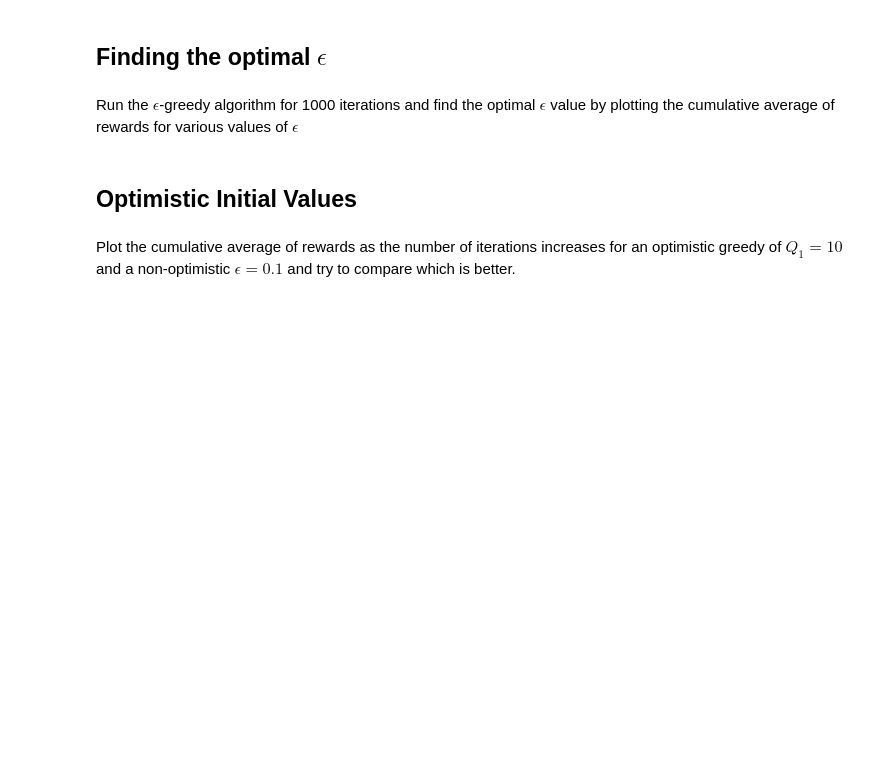
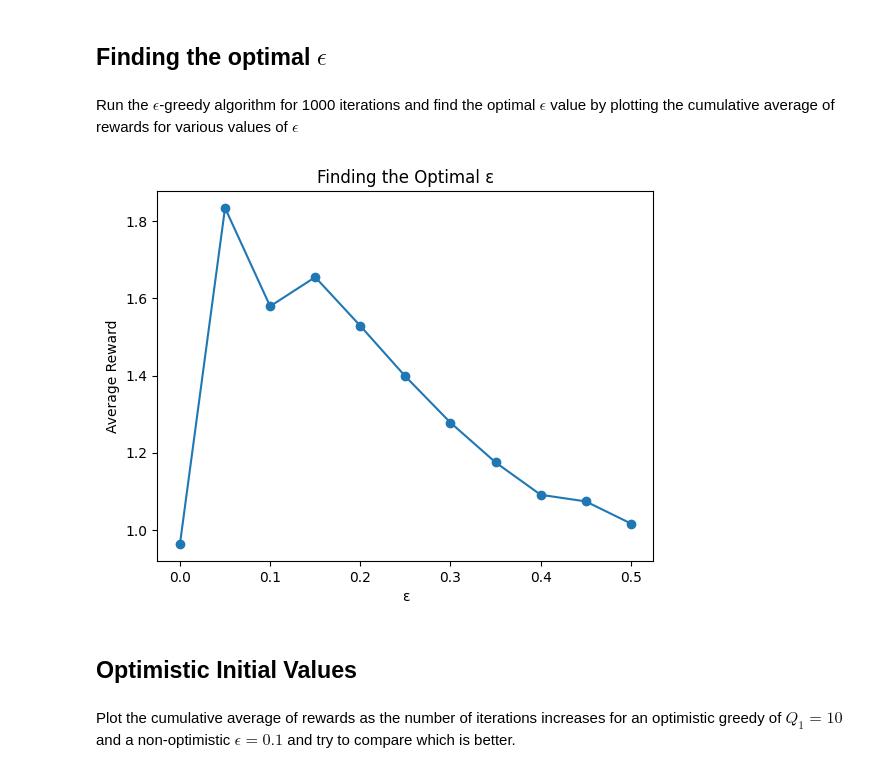
Before and after one commit to akshitajain1528/WIDS-2025-Intro-to-Reinforcement-Learning, a Jupyter notebook: Week 1/work_on_bandits.ipynb, the cells around one changed output. Drawn from its saved outputs; the diff is of its cells as text; code cells hidden in the pictures; blank space fills up the shorter version.

```diff
--- a/Week 1/work_on_bandits.ipynb
+++ b/Week 1/work_on_bandits.ipynb
@@ -52,5 +87,19 @@ Plot the cumulative average of rewards as the number of iterations increases but
 ## Finding the optimal $\epsilon$
 # %% [markdown]
 Run the $\epsilon$-greedy algorithm for 1000 iterations and find the optimal $\epsilon$ value by plotting the cumulative average of rewards for various values of $\epsilon$
+# %%
+epsilons = np.linspace(0, 0.5, 11)
+n_iter = 1000
+avg_rewards = []
+for eps in epsilons:
+    rewards = run_epsilon_greedy(eps, n_iter)
+    avg_rewards.append(np.mean(rewards))
+plt.plot(epsilons, avg_rewards, marker='o')
+plt.xlabel("ε")
+plt.ylabel("Average Reward")
+plt.title("Finding the Optimal ε")
+plt.show()
+# %% [output]
+[figure, added]
 # %% [markdown]
 ## Optimistic Initial Values
```
Also changed, not shown: parts of 13 cells of this notebook.
